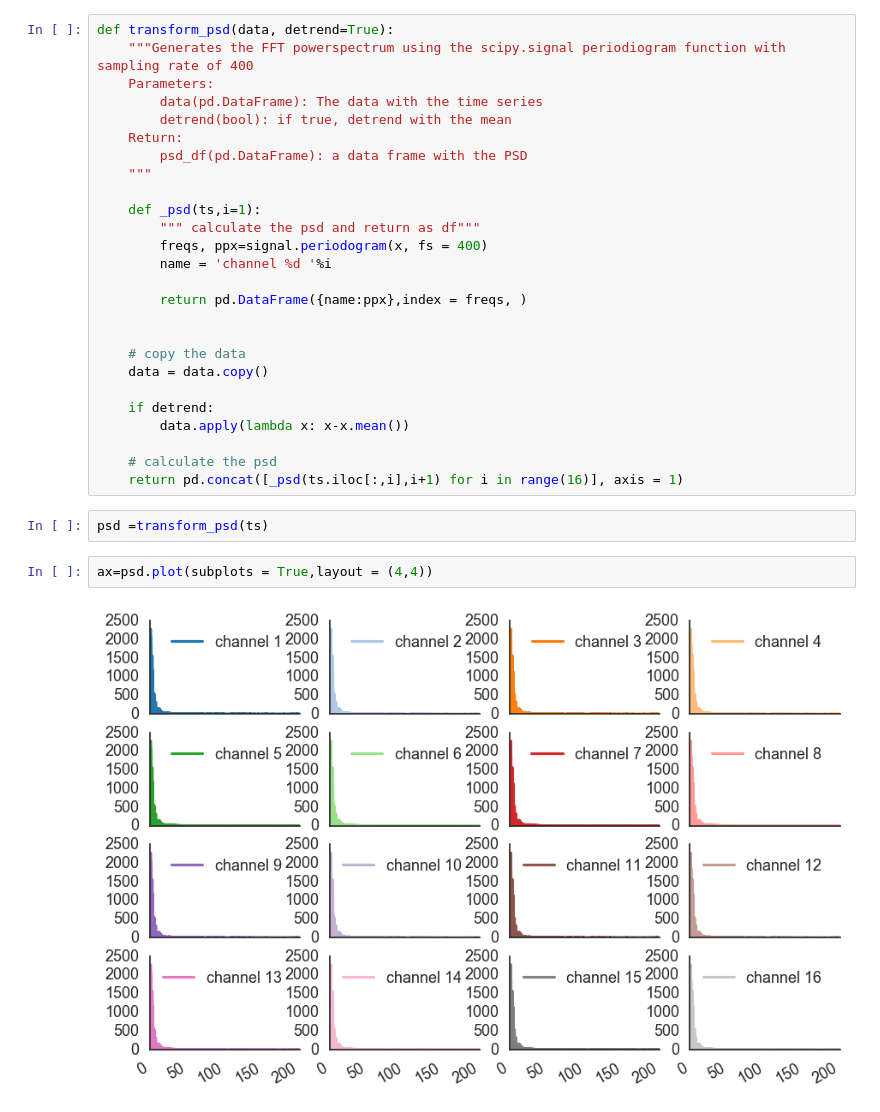
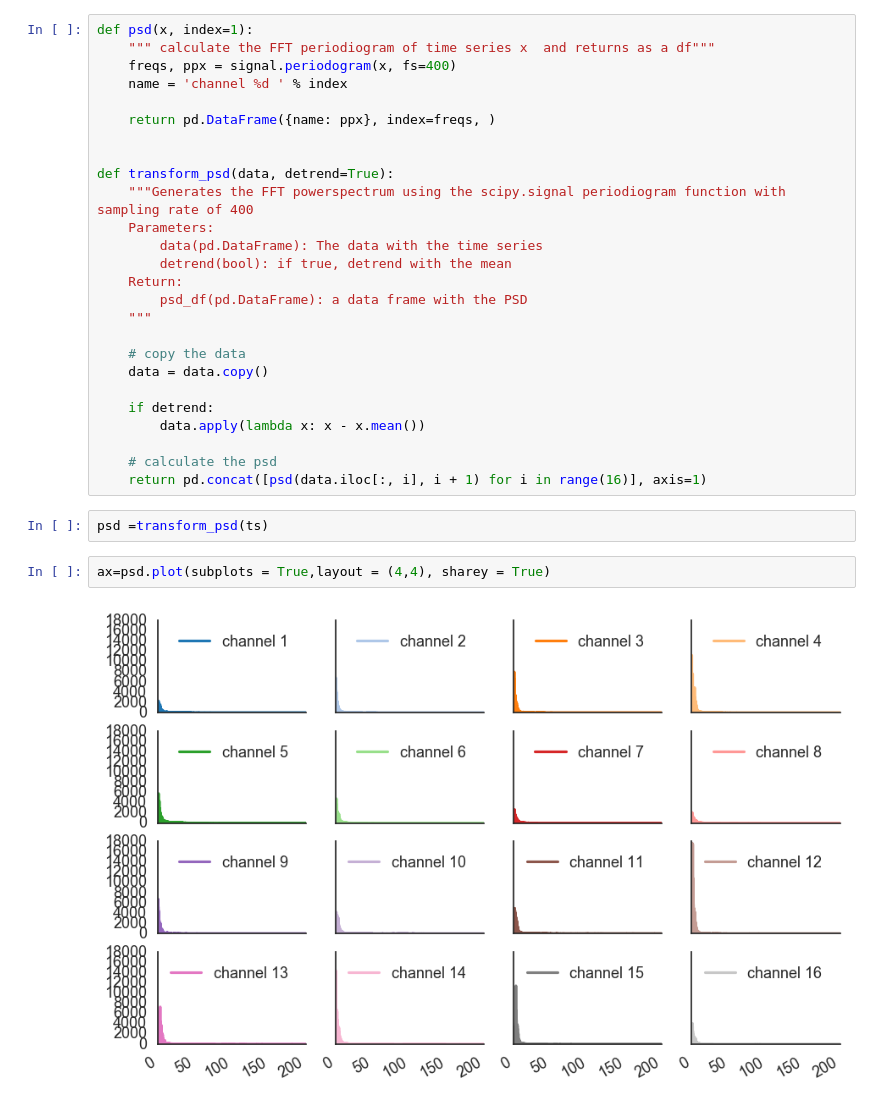
Before and after one commit to MrChristophRivera/KaggleEEG, a Jupyter notebook: notebooks/ExploratoryNotebook2_chris.ipynb, the cells around one changed output. Cells and saved outputs as stored; diff of their text form.

```diff
--- a/notebooks/ExploratoryNotebook2_chris.ipynb
+++ b/notebooks/ExploratoryNotebook2_chris.ipynb
@@ -154,6 +154,14 @@ plt.ylabel('PSD [V**2/Hz]')
 ### Write the tranform psd function
 This calculates the psd
 # %%
+def psd(x, index=1):
+    """ calculate the FFT periodiogram of time series x  and returns as a df"""
+    freqs, ppx = signal.periodogram(x, fs=400)
+    name = 'channel %d ' % index
+
+    return pd.DataFrame({name: ppx}, index=freqs, )
+
+
 def transform_psd(data, detrend=True):
     """Generates the FFT powerspectrum using the scipy.signal periodiogram function with sampling rate of 400
     Parameters:
@@ -163,25 +171,17 @@ def transform_psd(data, detrend=True):
         psd_df(pd.DataFrame): a data frame with the PSD
     """
 
-    def _psd(ts,i=1):
-        """ calculate the psd and return as df"""
-        freqs, ppx=signal.periodogram(x, fs = 400)
-        name = 'channel %d '%i
-
-        return pd.DataFrame({name:ppx},index = freqs, )
-
-
     # copy the data
     data = data.copy()
 
     if detrend:
-        data.apply(lambda x: x-x.mean())
+        data.apply(lambda x: x - x.mean())
 
     # calculate the psd
-    return pd.concat([_psd(ts.iloc[:,i],i+1) for i in range(16)], axis = 1)
+    return pd.concat([psd(data.iloc[:, i], i + 1) for i in range(16)], axis=1)
 # %%
 psd =transform_psd(ts)
 # %%
-ax=psd.plot(subplots = True,layout = (4,4))
+ax=psd.plot(subplots = True,layout = (4,4), sharey = True)
 # %% [output]
-[figure, old version]
+[figure, new version]
```
Also changed, not shown: 2 other files.
